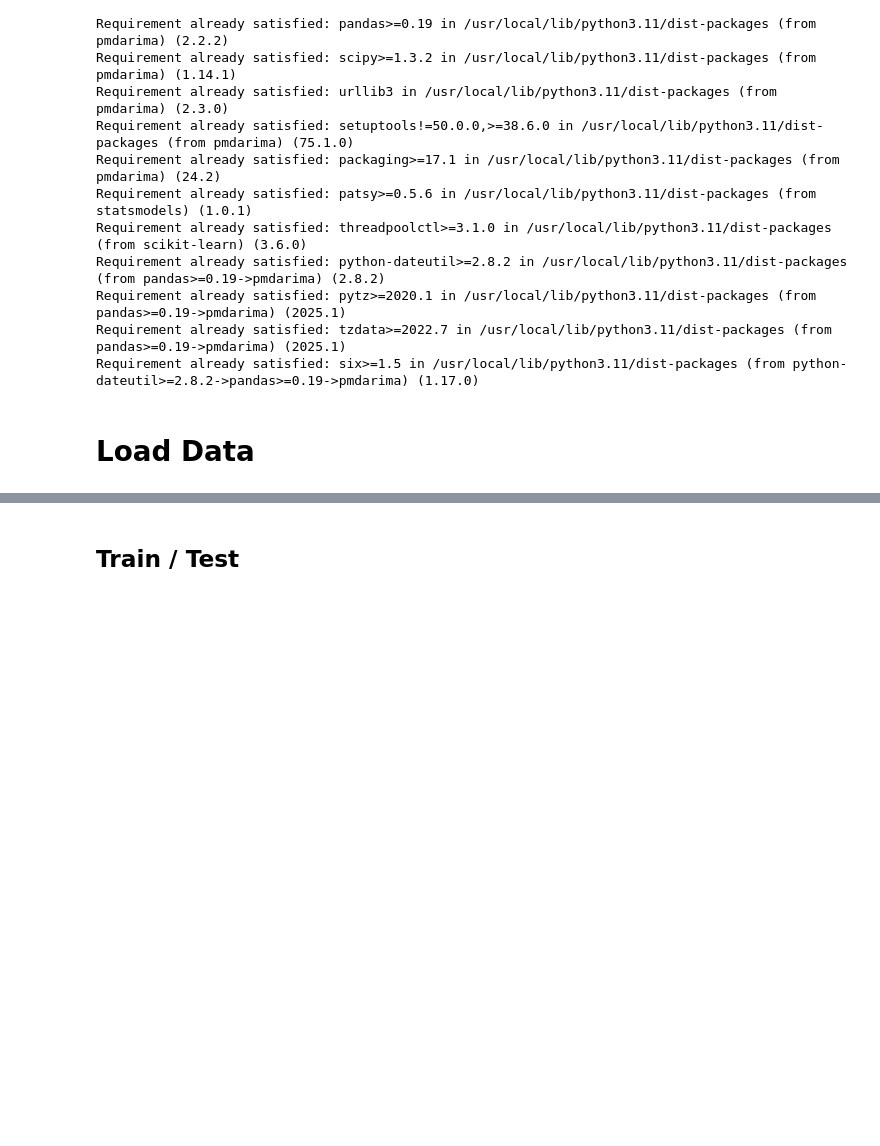
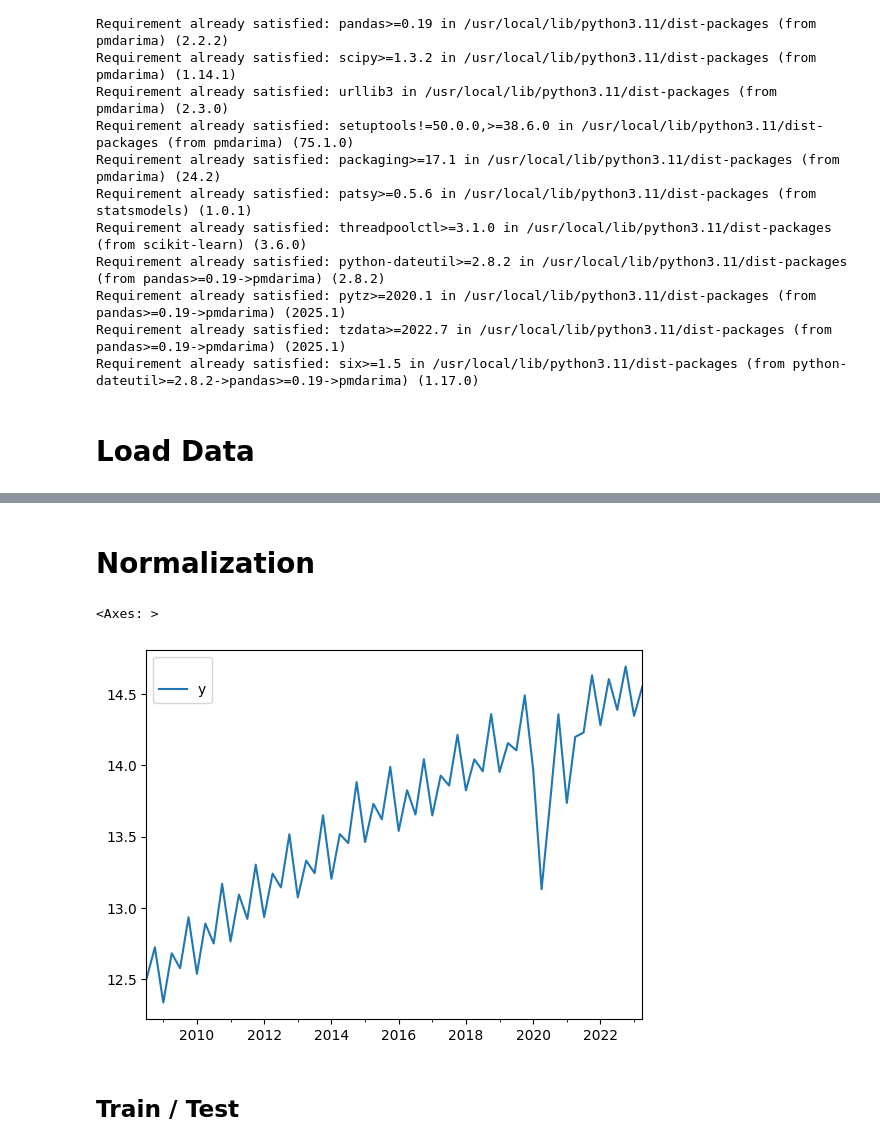
Before and after one commit to MariaGabrielaAlvesZuppardo/SeriesTemporaisCin, a Jupyter notebook: Lista_de_Exercicio_ARIMA_Seasonal.ipynb, the cells around one changed output, grey strips where cells are left out. Cells and saved outputs as stored; diff of their text form; code cells hidden in the pictures; blank space fills up the shorter version.

```diff
--- a/Lista_de_Exercicio_ARIMA_Seasonal.ipynb
+++ b/Lista_de_Exercicio_ARIMA_Seasonal.ipynb
@@ -93,3 +84,11 @@ df.plot()
+# %% [markdown]
+# Normalization
+# %%
+df_log = np.log(df)
+df_log.plot()
+# %% [output]
+<Axes: >
+[figure, added]
 # %% [markdown]
 ## Train / Test
 # %%
```
Also changed, not shown: parts of 92 cells of this notebook.
